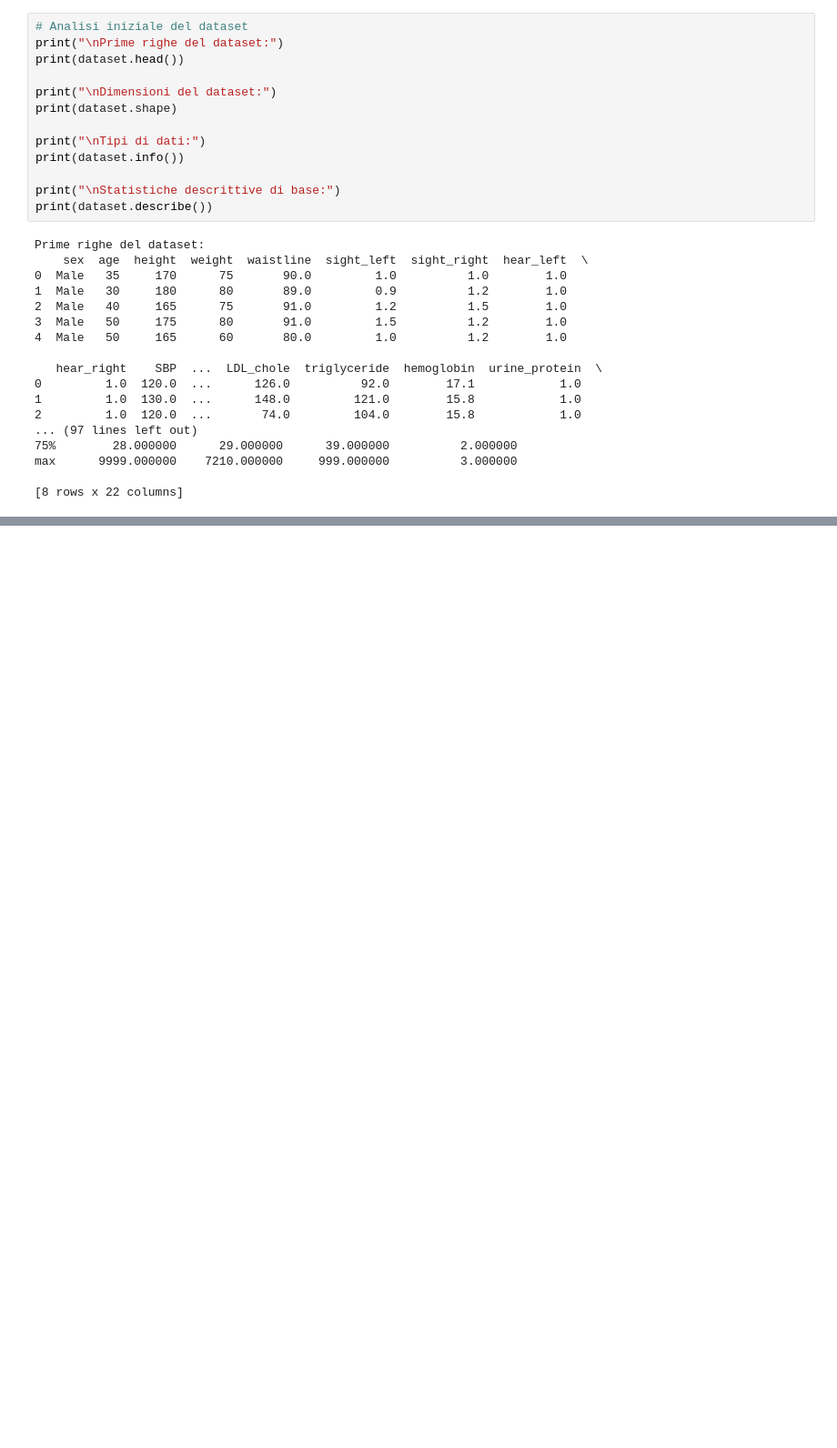
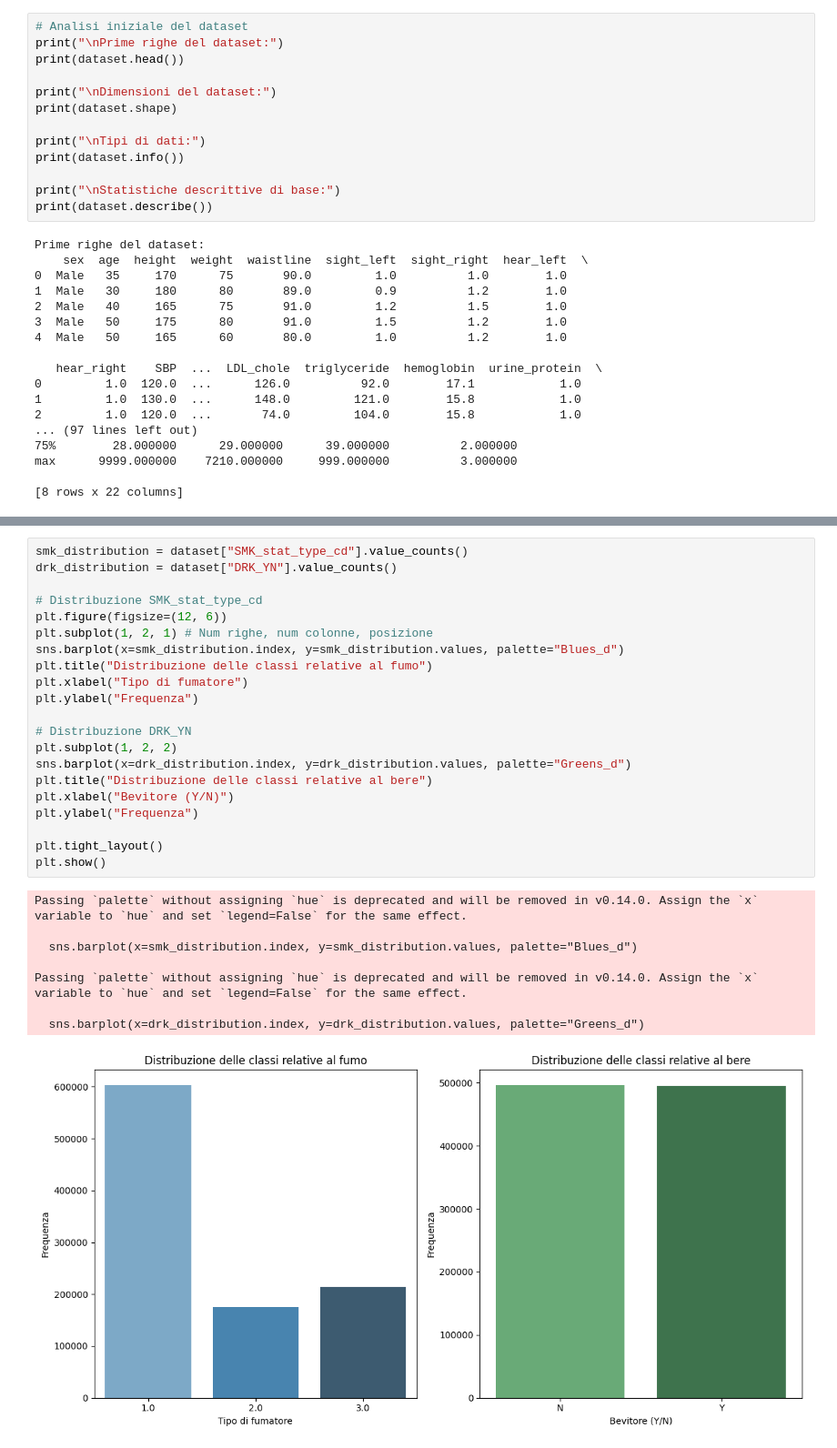
Before and after one commit to marcodeano/ML_project_2025, a Jupyter notebook: smoking_and_drinking_classifier.ipynb, the cells around one changed output, grey strips where cells are left out. Shown: that part at 91% size. Cells and saved outputs as stored; diff of their text form; blank space fills up the shorter version.

```diff
--- a/smoking_and_drinking_classifier.ipynb
+++ b/smoking_and_drinking_classifier.ipynb
@@ -46,0 +62,30 @@ I dati sembrano non contenere dati nulli o NaN, però si osserva facilmente che
+# %%
+smk_distribution = dataset["SMK_stat_type_cd"].value_counts()
+drk_distribution = dataset["DRK_YN"].value_counts()
+
+# Distribuzione SMK_stat_type_cd
+plt.figure(figsize=(12, 6))
+plt.subplot(1, 2, 1) # Num righe, num colonne, posizione
+sns.barplot(x=smk_distribution.index, y=smk_distribution.values, palette="Blues_d")
+plt.title("Distribuzione delle classi relative al fumo")
+plt.xlabel("Tipo di fumatore")
+plt.ylabel("Frequenza")
+
+# Distribuzione DRK_YN
+plt.subplot(1, 2, 2)
+sns.barplot(x=drk_distribution.index, y=drk_distribution.values, palette="Greens_d")
+plt.title("Distribuzione delle classi relative al bere")
+plt.xlabel("Bevitore (Y/N)")
+plt.ylabel("Frequenza")
+
+plt.tight_layout()
+plt.show()
+# %% [output]
+Passing `palette` without assigning `hue` is deprecated and will be removed in v0.14.0. Assign the `x` variable to `hue` and set `legend=False` for the same effect.
+
+  sns.barplot(x=smk_distribution.index, y=smk_distribution.values, palette="Blues_d")
+
+Passing `palette` without assigning `hue` is deprecated and will be removed in v0.14.0. Assign the `x` variable to `hue` and set `legend=False` for the same effect.
+
+  sns.barplot(x=drk_distribution.index, y=drk_distribution.values, palette="Greens_d")
+[figure, added]
```
Also changed, not shown: parts of 3 cells of this notebook.
